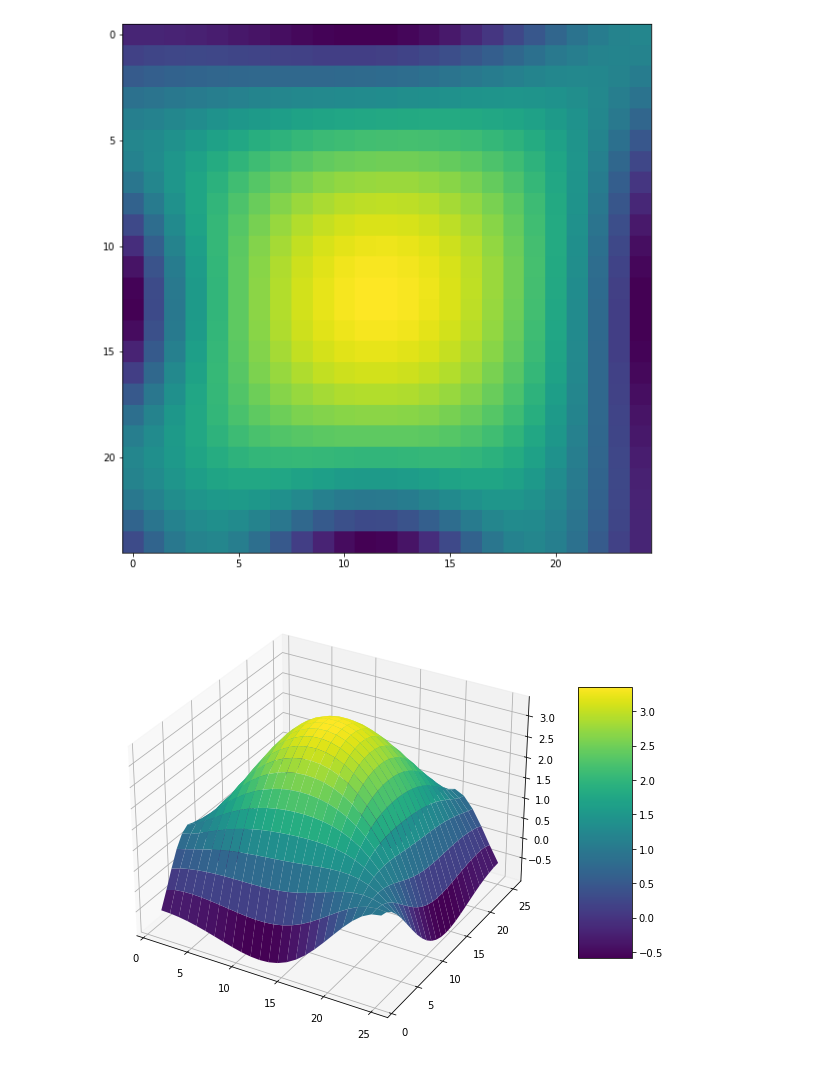
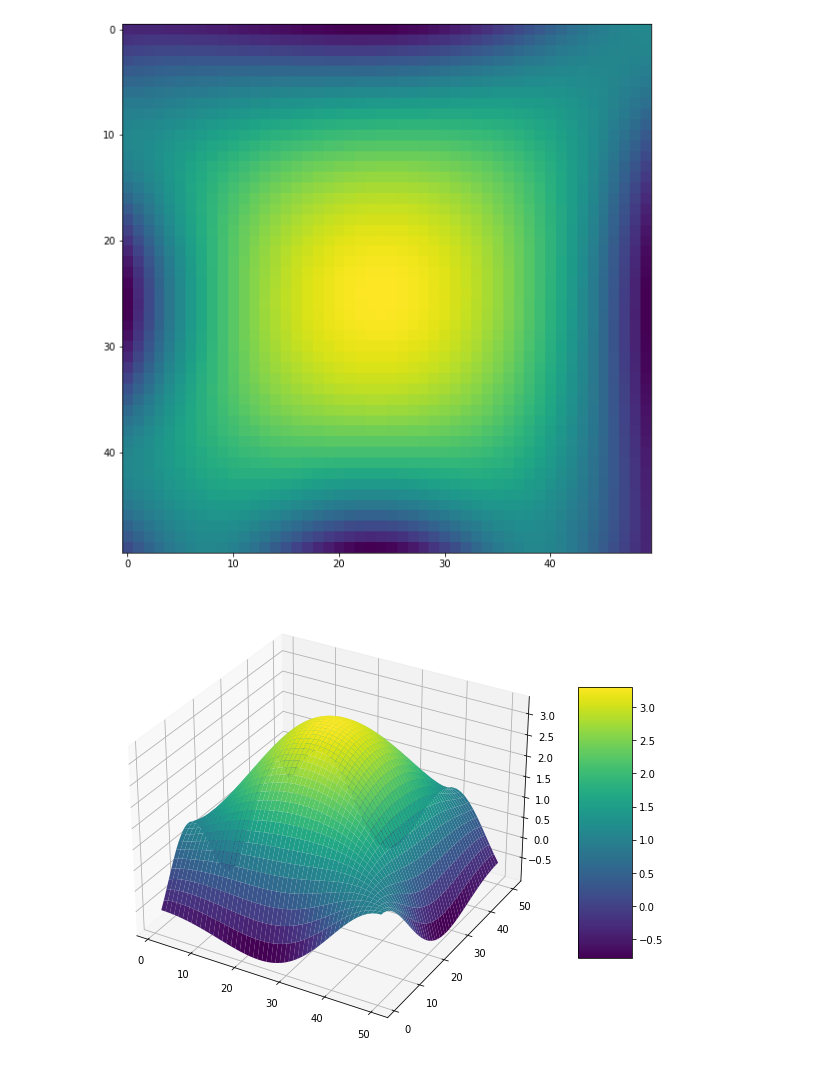
Before and after one commit to AMSC22-23/MultiGrid-Untila-Cecchettini-Capoferri, a Jupyter notebook: classes/test.ipynb, the cells around one changed output. Drawn from its saved outputs; the diff is of its cells as text; code cells hidden in the pictures.

```diff
--- a/classes/test.ipynb
+++ b/classes/test.ipynb
@@ -33,7 +33,7 @@ def vectorFromFile(fileName):
         f.append(float(content[i+1]))
     return np.array(f)
 # %%
-N = 25
+N = 50
 !rm x.mtx
 !./prova {N}
 # %%
@@ -49,12 +49,14 @@ def formatSol(n,u):
 
     return np.matrix(out)
 # %%
+plt.rcParams['figure.figsize'] = [10,10]
+colorMap = 'viridis'
 u = vectorFromFile('x.mtx')
 sol = formatSol(N,u)
 plt.imshow(sol)
 plt.show()
 # %% [output]
-[figure, old version]
+[figure, new version]
 # %%
 X = np.arange(1,N+1)
 Y = np.arange(1,N+1)
@@ -67,4 +69,4 @@ surf = ax.plot_surface(X,Y,sol,cmap = colorMap)
 fig.colorbar(surf, shrink=0.5, aspect=5)
 plt.show()
 # %% [output]
-[figure, old version]
+[figure, new version]
```
Also changed, not shown: 2 other files.
